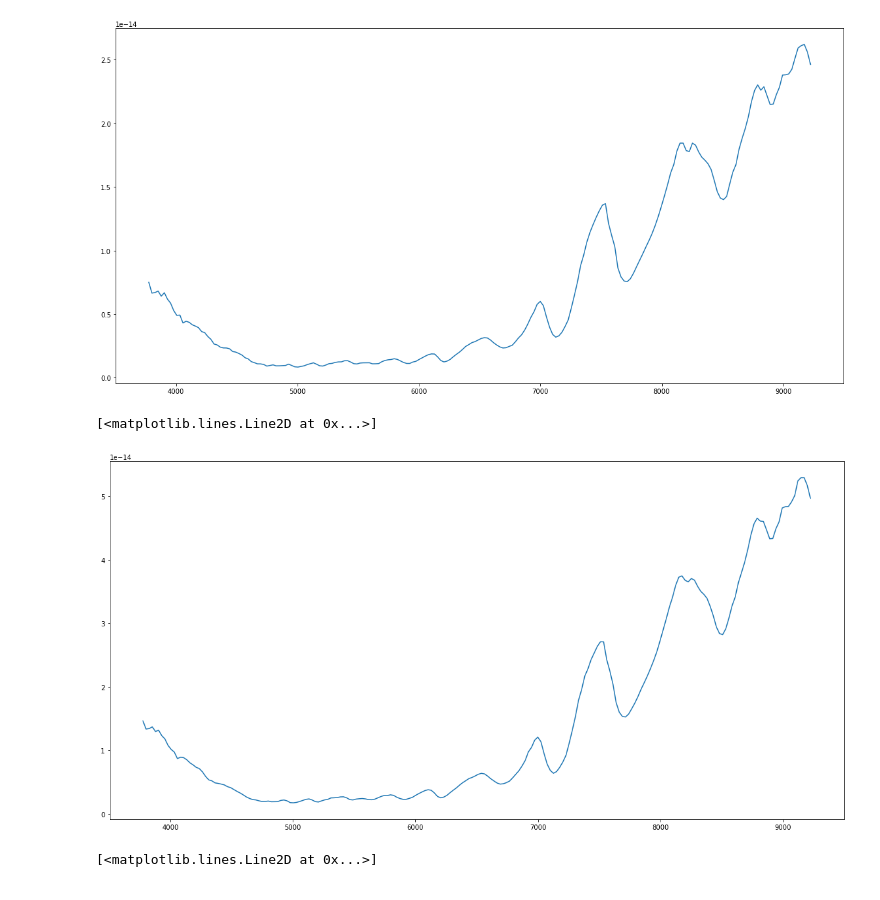
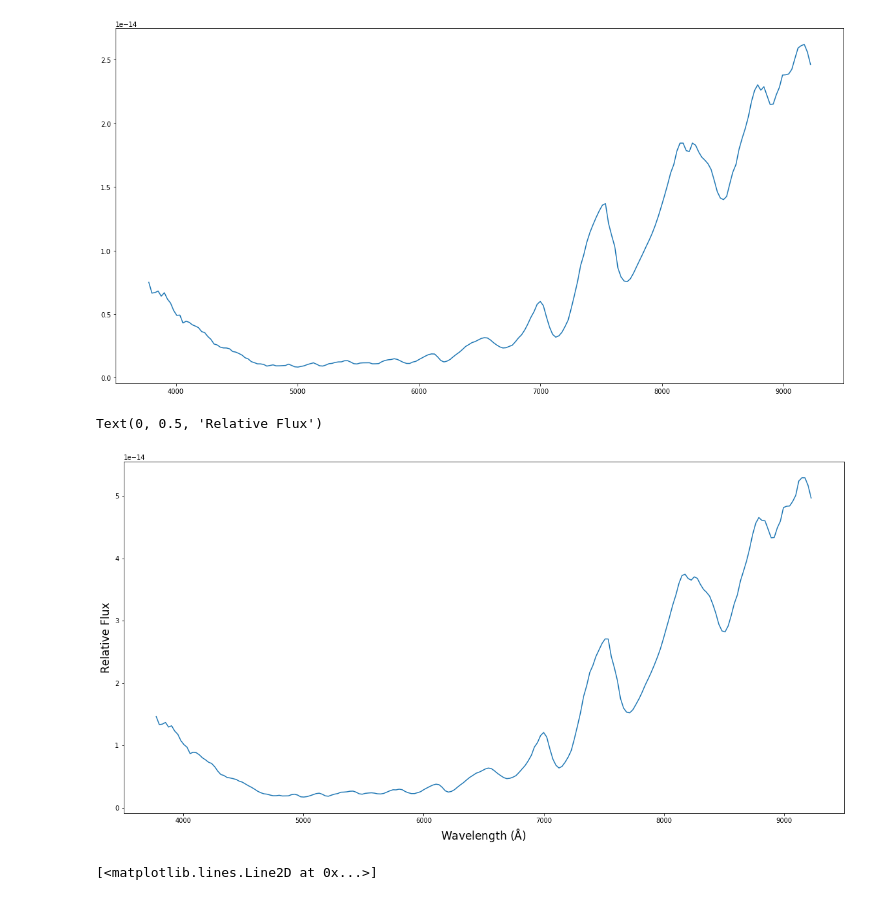
Before and after one commit to Hallflower20/Ay20-Project, a Jupyter notebook: PlotSpectrum.ipynb, the cells around one changed output. Cells and saved outputs as stored; diff of their text form; code cells hidden in the pictures.

```diff
--- a/PlotSpectrum.ipynb
+++ b/PlotSpectrum.ipynb
@@ -29,9 +29,11 @@ plt.plot(spectra_contsep_j193747_2["col1"], spectra_contsep_j193747_2["col2"])
 # %%
 fig = plt.figure(figsize = (20,10))
 plt.plot(spectra_contsep_j193747_2["col1"], spectra_contsep_j193747_2["col2"] + spectra_contsep_j193747_1["col2"])
+plt.xlabel(r'Wavelength ($\mathrm{\AA}$)', fontsize=17)
+plt.ylabel('Relative Flux', fontsize=17)
 # %% [output]
-[<matplotlib.lines.Line2D at 0x...>]
+Text(0, 0.5, 'Relative Flux')
-[figure, old version]
+[figure, new version]
 # %%
 spectra_contsep_j193015_1 = Table.read("mansiclass/spec_auto_contsep_lstep1__crr_b_ifu20211023_02_55_33_RCB-J193015.txt", format = "ascii")
 spectra_robot_j193015_1 = Table.read("mansiclass/spec_auto_robot_lstep1__crr_b_ifu20211023_02_55_33_RCB-J193015.txt", format = "ascii")
```
Also changed, not shown: parts of 11 cells of this notebook, 2 other files.
